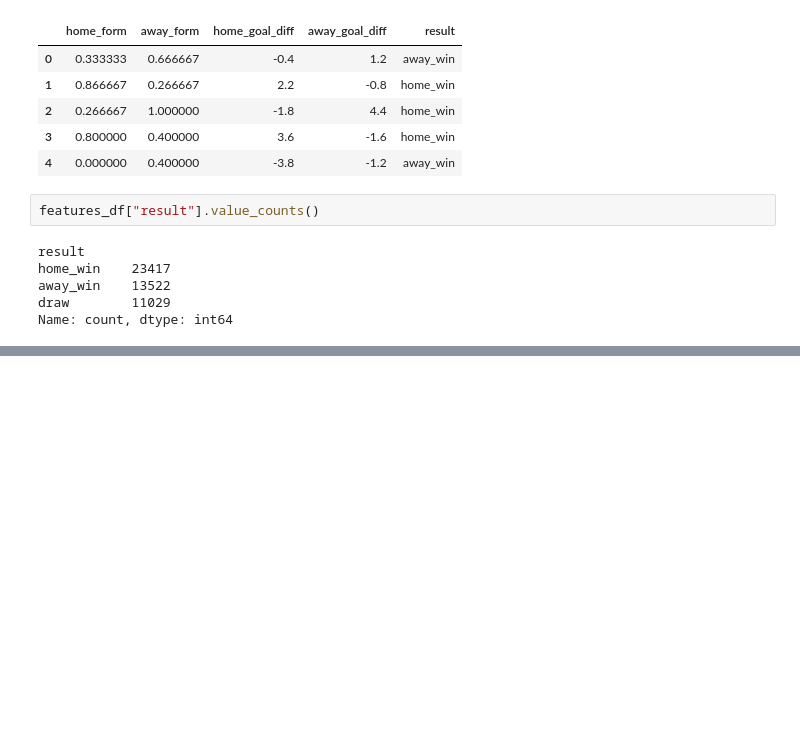
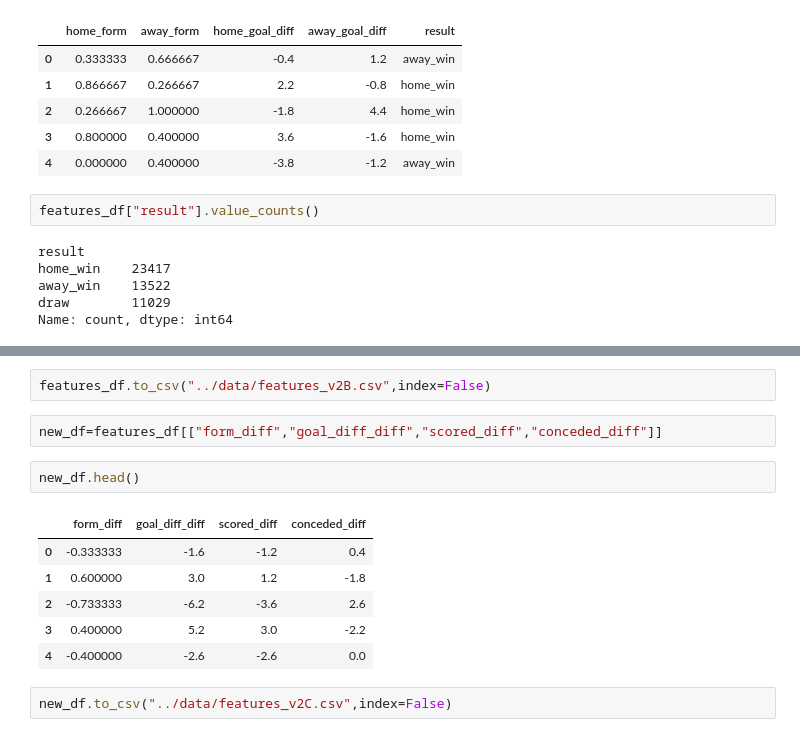
Before and after one commit to Sharon643/World-cup-predictor, a Jupyter notebook: notebook/feature_engineering.ipynb, the cells around one changed output, grey strips where cells are left out. Saved outputs shown, nothing was run; the diff lists cells and outputs as text; blank space fills up the shorter version.

```diff
--- a/notebook/feature_engineering.ipynb
+++ b/notebook/feature_engineering.ipynb
@@ -322,0 +489,15 @@ Name: count, dtype: int64
+# %%
+features_df.to_csv("../data/features_v2B.csv",index=False)
+# %%
+new_df=features_df[["form_diff","goal_diff_diff","scored_diff","conceded_diff"]]
+# %%
+new_df.head()
+# %% [output]
+|  | form_diff | goal_diff_diff | scored_diff | conceded_diff |
+| 0 | -0.333333 | -1.6 | -1.2 | 0.4 |
+| 1 | 0.600000 | 3.0 | 1.2 | -1.8 |
+| 2 | -0.733333 | -6.2 | -3.6 | 2.6 |
+| 3 | 0.400000 | 5.2 | 3.0 | -2.2 |
+| 4 | -0.400000 | -2.6 | -2.6 | 0.0 |
+# %%
+new_df.to_csv("../data/features_v2C.csv",index=False)
```
Also changed, not shown: parts of 12 cells of this notebook, 6 other files.
